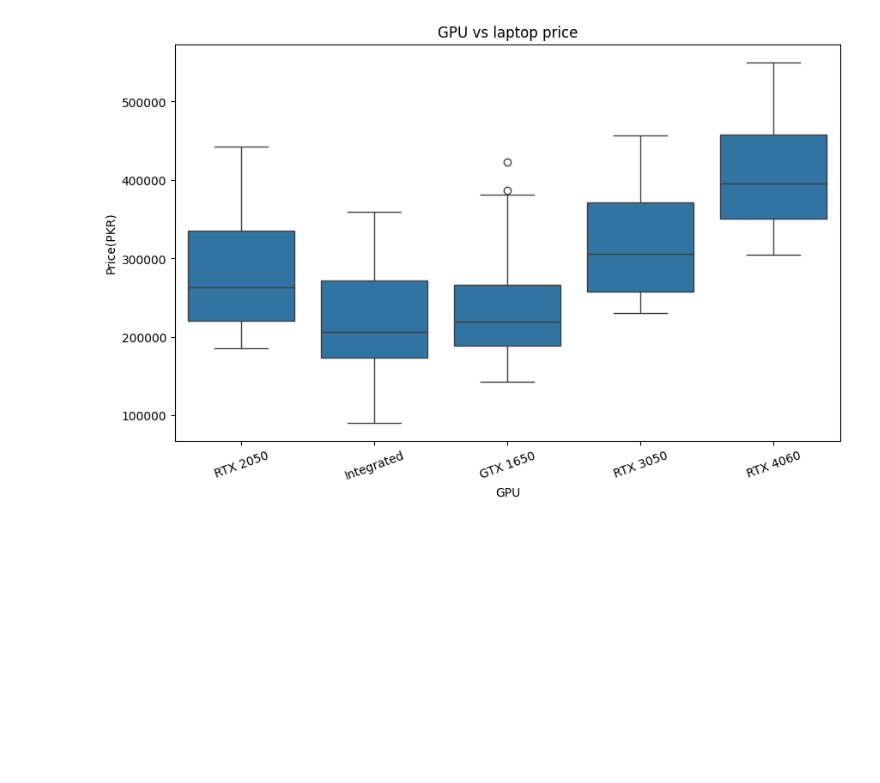
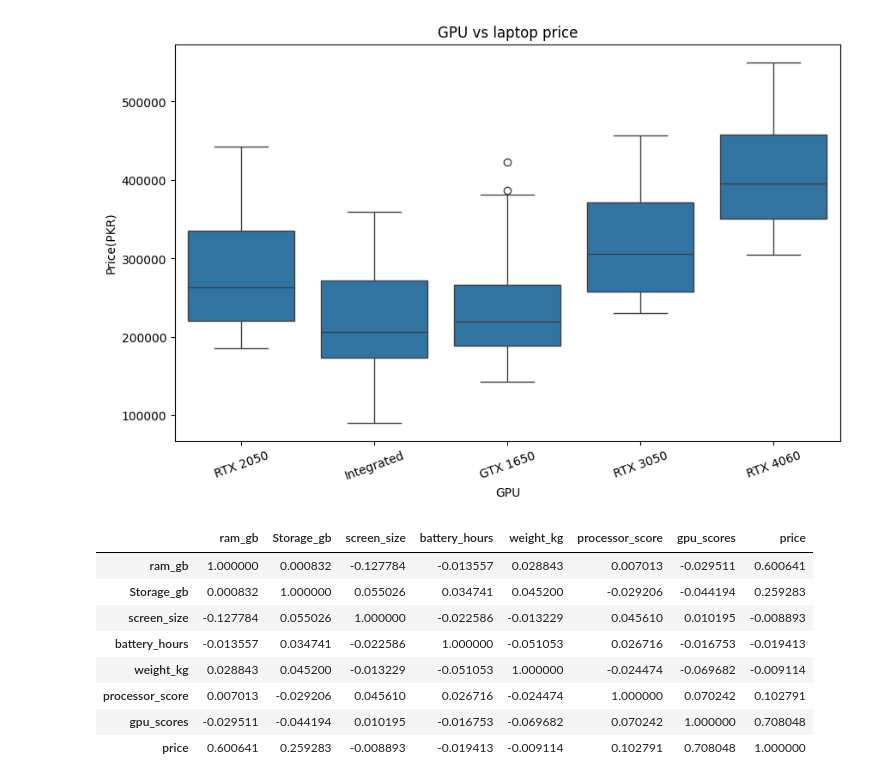
Before and after one commit to manto187/Python, a Jupyter notebook: laptop-price-recommendor/notebooks/laptop_analysis.ipynb, the cells around one changed output. Saved outputs shown, nothing was run; the diff lists cells and outputs as text; code cells hidden in the pictures; blank space fills up the shorter version.

```diff
--- a/laptop-price-recommendor/notebooks/laptop_analysis.ipynb
+++ b/laptop-price-recommendor/notebooks/laptop_analysis.ipynb
@@ -359,0 +375,12 @@ plt.show()
+# %%
+correlation
+# %% [output]
+|  | ram_gb | Storage_gb | screen_size | battery_hours | weight_kg | processor_score | gpu_scores | price |
+| ram_gb | 1.000000 | 0.000832 | -0.127784 | -0.013557 | 0.028843 | 0.007013 | -0.029511 | 0.600641 |
+| Storage_gb | 0.000832 | 1.000000 | 0.055026 | 0.034741 | 0.045200 | -0.029206 | -0.044194 | 0.259283 |
+| screen_size | -0.127784 | 0.055026 | 1.000000 | -0.022586 | -0.013229 | 0.045610 | 0.010195 | -0.008893 |
+| battery_hours | -0.013557 | 0.034741 | -0.022586 | 1.000000 | -0.051053 | 0.026716 | -0.016753 | -0.019413 |
+| weight_kg | 0.028843 | 0.045200 | -0.013229 | -0.051053 | 1.000000 | -0.024474 | -0.069682 | -0.009114 |
+| processor_score | 0.007013 | -0.029206 | 0.045610 | 0.026716 | -0.024474 | 1.000000 | 0.070242 | 0.102791 |
+| gpu_scores | -0.029511 | -0.044194 | 0.010195 | -0.016753 | -0.069682 | 0.070242 | 1.000000 | 0.708048 |
+| price | 0.600641 | 0.259283 | -0.008893 | -0.019413 | -0.009114 | 0.102791 | 0.708048 | 1.000000 |
```
Also changed, not shown: parts of 2 cells of this notebook.
